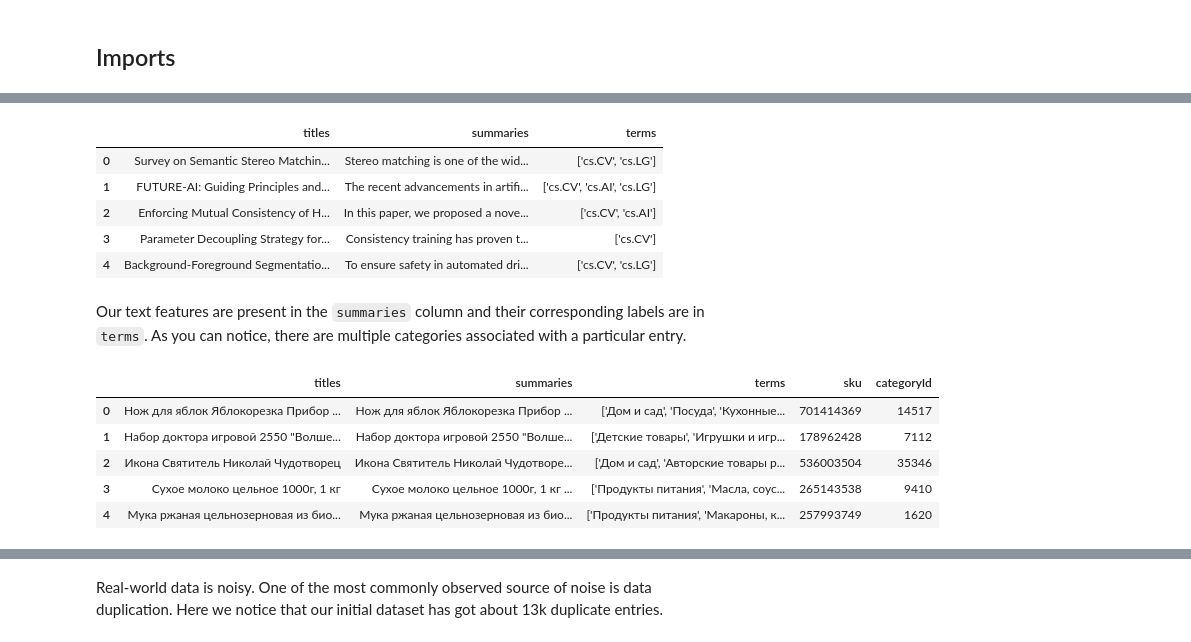
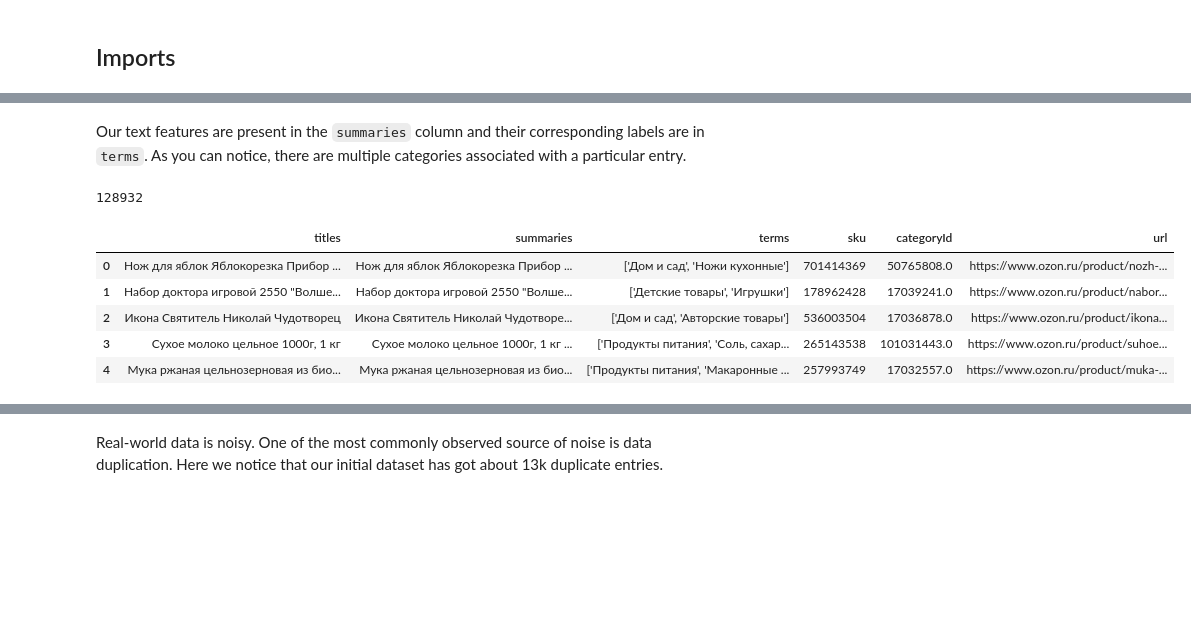
Before and after one commit to Wgmlgz/product-category-classification, a Jupyter notebook: sus.ipynb, the cells around one changed output, grey strips where cells are left out. Cells and saved outputs as stored; diff of their text form; code cells hidden in the pictures; blank space fills up the shorter version.

```diff
--- a/sus.ipynb
+++ b/sus.ipynb
@@ -43,15 +38,3 @@ some basic exploratory data analysis (EDA).
-# %%
-arxiv_data = pd.read_csv(
-    "https://github.com/soumik12345/multi-label-text-classification/releases/download/v0.2/arxiv_data.csv"
-)
-arxiv_data.head()
-# %% [output]
-|  | titles | summaries | terms |
-| 0 | Survey on Semantic Stereo Matchin... | Stereo matching is one of the wid... | ['cs.CV', 'cs.LG'] |
-| 1 | FUTURE-AI: Guiding Principles and... | The recent advancements in artifi... | ['cs.CV', 'cs.AI', 'cs.LG'] |
-| 2 | Enforcing Mutual Consistency of H... | In this paper, we proposed a nove... | ['cs.CV', 'cs.AI'] |
-| 3 | Parameter Decoupling Strategy for... | Consistency training has proven t... | ['cs.CV'] |
-| 4 | Background-Foreground Segmentatio... | To ensure safety in automated dri... | ['cs.CV', 'cs.LG'] |
 # %% [markdown]
 Our text features are present in the `summaries` column and their corresponding labels
 are in `terms`. As you can notice, there are multiple categories associated with a
@@ -59,41 +42,50 @@ particular entry.
 # %%
 import json
 
+def process(s):
+    try:
+        return str(json.loads(s)[:2])
+    except:
+        return None
 
-def prepare_json(path: str, out_path: str):
-    obj = json.loads(open(path, 'r', encoding='utf-8').read())
-    data = []
-    for key in obj:
-        row = obj[key]
-        if row['title'] is not None and row['description'] is not None and row['category'] is not None and row['hierarchy'] is not None:
-            if row['title'].strip() != '' and row['description'].strip() != '' and row['category'].strip() != '' and row['hierarchy'].strip() != '':
-                tree = row['hierarchy'].split('/')
-                row['category'] = str([tree[min(5, len(tree) - 1)]])
-                # row['category'] = str([row['category']])
-                row['category'] = str(tree[:3])
+def prepare_json(path: str):
+    df = pd.read_csv(path)
+    # obj = json.loads(open(path, 'r', encoding='utf-8').read())
+    # data = []
+    # for key in obj:
+    #     row = obj[key]
+    #     if row['title'] is not None and row['description'] is not None and row['category'] is not None and row['hierarchy'] is not None:
+    #         if row['title'].strip() != '' and row['description'].strip() != '' and row['category'].strip() != '' and row['hierarchy'].strip() != '':
+    #             tree = row['hierarchy'].split('/')
+    #             row['category'] = str([tree[min(5, len(tree) - 1)]])
+    #             # row['category'] = str([row['category']])
+    #             row['category'] = str(tree[:2])
 
-                data.append(obj[key])
+    #             data.append(obj[key])
 
-    df = pd.json_normalize(data)
-    df = df.rename(columns={"title": "titles",
-                   "category": "terms", 'description': 'summaries'})
+    # df = pd.json_normalize(data)
+
+    df['trueHierarchy'] = df['trueHierarchy'].apply(process)
+    df['summaries'] = df['summaries'].apply(str)
     df = df[[
-        'titles', 'summaries', 'terms', 'sku', 'categoryId', 'url'
+        'titles', 'summaries', 'trueHierarchy', 'sku', 'trueCategoryId', 'url'
     ]]
-    df.to_csv(out_path)
+    df = df.rename(columns={"trueHierarchy": "terms", "trueCategoryId": "categoryId"})
+    print(len(df))
     return df
 
 
-arxiv_data = prepare_json('./parse/products_data/found.json', './dataset.csv')
+arxiv_data = prepare_json('./dataset.csv')
 arxiv_data['summaries'] = arxiv_data['titles'] + ' ' + arxiv_data['summaries']
 arxiv_data.head()
 # %% [output]
+128932
-|  | titles | summaries | terms | sku | categoryId |
-| 0 | Нож для яблок Яблокорезка Прибор ... | Нож для яблок Яблокорезка Прибор ... | ['Дом и сад', 'Посуда', 'Кухонные... | 701414369 | 14517 |
-| 1 | Набор доктора игровой 2550 "Волше... | Набор доктора игровой 2550 "Волше... | ['Детские товары', 'Игрушки и игр... | 178962428 | 7112 |
-| 2 | Икона Святитель Николай Чудотворец | Икона Святитель Николай Чудотворе... | ['Дом и сад', 'Авторские товары р... | 536003504 | 35346 |
-| 3 | Сухое молоко цельное 1000г, 1 кг | Сухое молоко цельное 1000г, 1 кг ... | ['Продукты питания', 'Масла, соус... | 265143538 | 9410 |
-| 4 | Мука ржаная цельнозерновая из био... | Мука ржаная цельнозерновая из био... | ['Продукты питания', 'Макароны, к... | 257993749 | 1620 |
+|  | titles | summaries | terms | sku | categoryId | url |
+| 0 | Нож для яблок Яблокорезка Прибор ... | Нож для яблок Яблокорезка Прибор ... | ['Дом и сад', 'Ножи кухонные'] | 701414369 | 50765808.0 | https://www.ozon.ru/product/nozh-... |
+| 1 | Набор доктора игровой 2550 "Волше... | Набор доктора игровой 2550 "Волше... | ['Детские товары', 'Игрушки'] | 178962428 | 17039241.0 | https://www.ozon.ru/product/nabor... |
+| 2 | Икона Святитель Николай Чудотворец | Икона Святитель Николай Чудотворе... | ['Дом и сад', 'Авторские товары'] | 536003504 | 17036878.0 | https://www.ozon.ru/product/ikona... |
+| 3 | Сухое молоко цельное 1000г, 1 кг | Сухое молоко цельное 1000г, 1 кг ... | ['Продукты питания', 'Соль, сахар... | 265143538 | 101031443.0 | https://www.ozon.ru/product/suhoe... |
+| 4 | Мука ржаная цельнозерновая из био... | Мука ржаная цельнозерновая из био... | ['Продукты питания', 'Макаронные ... | 257993749 | 17032557.0 | https://www.ozon.ru/product/muka-... |
 # %%
 print(f"There are {len(arxiv_data)} rows in the dataset.")
 # %% [output]
```
Also changed, not shown: parts of 17 cells of this notebook, 15 other files.
